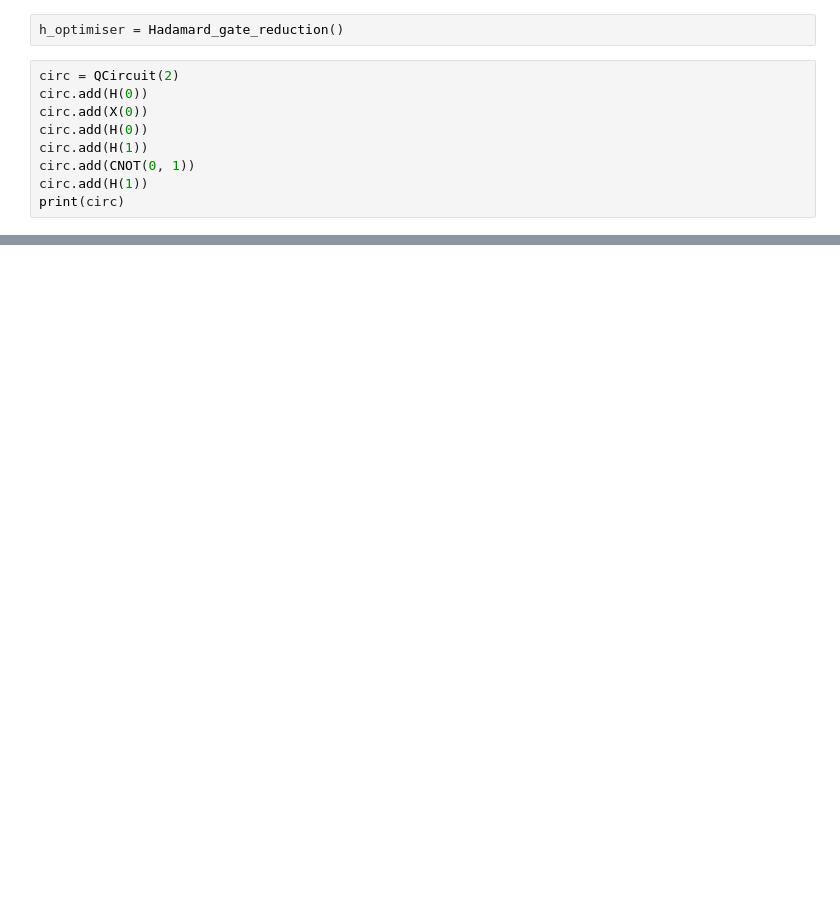
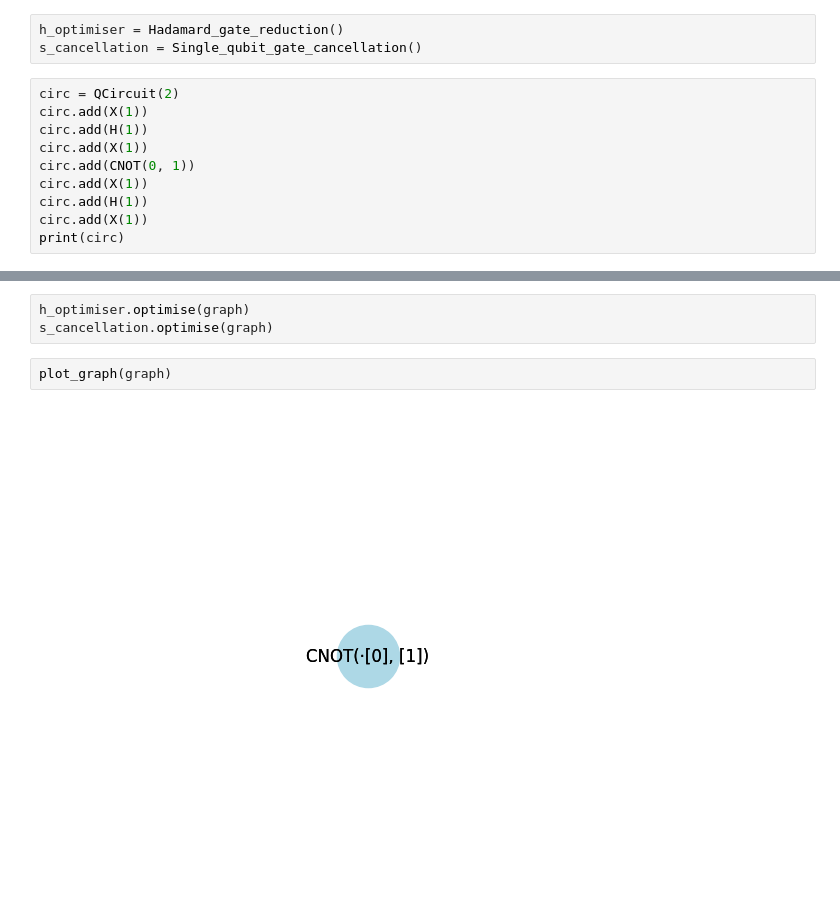
Before and after one commit to LOICVAL42/pfee_colibritd, a Jupyter notebook: hadamard_test.ipynb, the cells around one changed output, grey strips where cells are left out. Cells and saved outputs as stored; diff of their text form; blank space fills up the shorter version.

Commit message:
[feat]: Hadamard gate reduction and primitive single qubit gate cancellation

```diff
--- a/hadamard_test.ipynb
+++ b/hadamard_test.ipynb
@@ -10,11 +9,13 @@ ModuleNotFoundError: No module named 'networkx'
 # %%
 h_optimiser = Hadamard_gate_reduction()
+s_cancellation = Single_qubit_gate_cancellation()
 # %%
 circ = QCircuit(2)
-circ.add(H(0))
-circ.add(X(0))
-circ.add(H(0))
+circ.add(X(1))
 circ.add(H(1))
+circ.add(X(1))
 circ.add(CNOT(0, 1))
+circ.add(X(1))
 circ.add(H(1))
+circ.add(X(1))
 print(circ)
@@ -25,0 +37,7 @@ plot_graph(graph, node_size=1000)
+# %%
+h_optimiser.optimise(graph)
+s_cancellation.optimise(graph)
+# %%
+plot_graph(graph)
+# %% [output]
+[figure, added]
```
Also changed, not shown: parts of 4 cells of this notebook, 5 other files.
